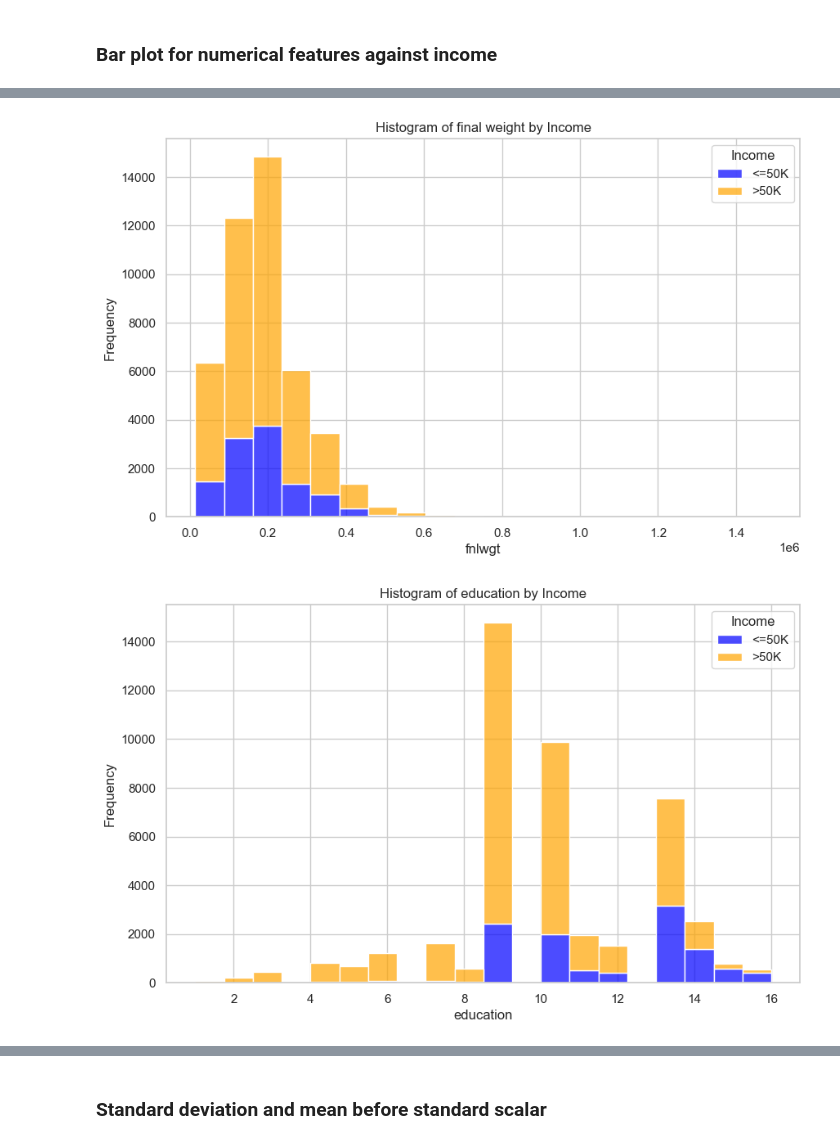
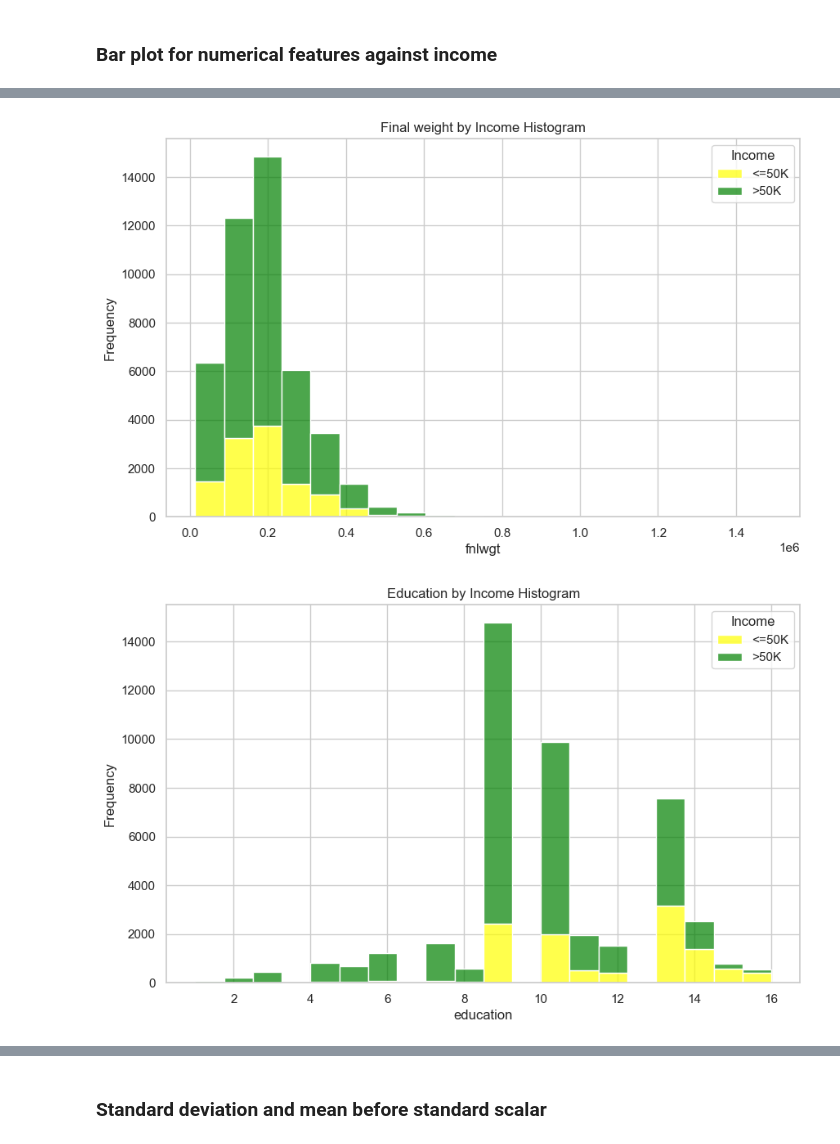
Before and after one commit to Demikadesilva/ML_CW, a Jupyter notebook: random forest.ipynb, the cells around one changed output, grey strips where cells are left out. Saved outputs shown, nothing was run; the diff lists cells and outputs as text; code cells hidden in the pictures.

```diff
--- a/random forest.ipynb
+++ b/random forest.ipynb
@@ -14,16 +14,16 @@ from sklearn.preprocessing import LabelEncoder
 import pandas as pd
 from sklearn.metrics import accuracy_score, classification_report, confusion_matrix
 # %%
-# Load adult.data
+# Load adults.data
 columns = ['age', 'workclass', 'fnlwgt', 'education', 'education-num', 'marital-status', 'occupation', 'relationship', 'race', 'sex', 'capital-gain', 'capital-loss', 'hours-per-week', 'native-country', 'income']
 adults_data = pd.read_csv('adult.data', names=columns, na_values=' ?', skipinitialspace=True)
 
 # Load adult.test
 adults_test = pd.read_csv('adult.test', names=columns, na_values=' ?', skipinitialspace=True, skiprows=1)
 
-adult_test.loc[:, 'income'] = adult_test['income'].replace(regex=True, to_replace=r'\.', value=r'')
+adults_test.loc[:, 'income'] = adults_test['income'].replace(regex=True, to_replace=r'\.', value=r'')
 # Combine both datasets
-Data_set = pd.concat([adult_data, adult_test], ignore_index=True)
+Data_set = pd.concat([adults_data, adults_test], ignore_index=True)
 Data_set.reset_index(drop=True,inplace=True)
 Data_set
 # %% [output]
@@ -288,37 +286,35 @@ plt.show()
 # %%
-# Set the style of the plots
+# Setting the style of the plots
 sns.set(style="whitegrid")
 
-# Define colors for income groups
-under50K_color = 'orange'
-over50K_color = 'blue'
+under50K_color = 'green'
+over50K_color = 'yellow'
 
-# Plot histogram for 'Age' column by income group
+# Plotting histogram for 'Age' column by income group
 plt.figure(figsize=(10, 6))
 sns.histplot(data=no_null_df2, x='fnlwgt', hue='income', bins=20, palette={'>50K': over50K_color, '<=50K': under50K_color}, alpha=0.7, multiple='stack')
-plt.title('Histogram of final weight by Income')
+plt.title('Final weight by Income Histogram')
 plt.xlabel('fnlwgt')
 plt.ylabel('Frequency')
 plt.legend(title='Income', labels=['<=50K', '>50K'])
 plt.show()
 # %% [output]
-[figure, old version]
+[figure, new version]
 # %%
 # Set the style of the plots
 sns.set(style="whitegrid")
 
-# Define colors for income groups
-under50K_color = 'orange'
-over50K_color = 'blue'
+under50K_color = 'green'
+over50K_color = 'yellow'
 
-# Plot histogram for 'Age' column by income group
+# Plotting histogram for 'Age' column by income group
 plt.figure(figsize=(10, 6))
 sns.histplot(data=no_null_df2, x='education-num', hue='income', bins=20, palette={'>50K': over50K_color, '<=50K': under50K_color}, alpha=0.7, multiple='stack')
-plt.title('Histogram of education by Income')
+plt.title('Education by Income Histogram')
 plt.xlabel('education')
 plt.ylabel('Frequency')
 plt.legend(title='Income', labels=['<=50K', '>50K'])
 plt.show()
 # %% [output]
-[figure, old version]
+[figure, new version]
 # %%
```
Also changed, not shown: parts of 44 cells of this notebook.
